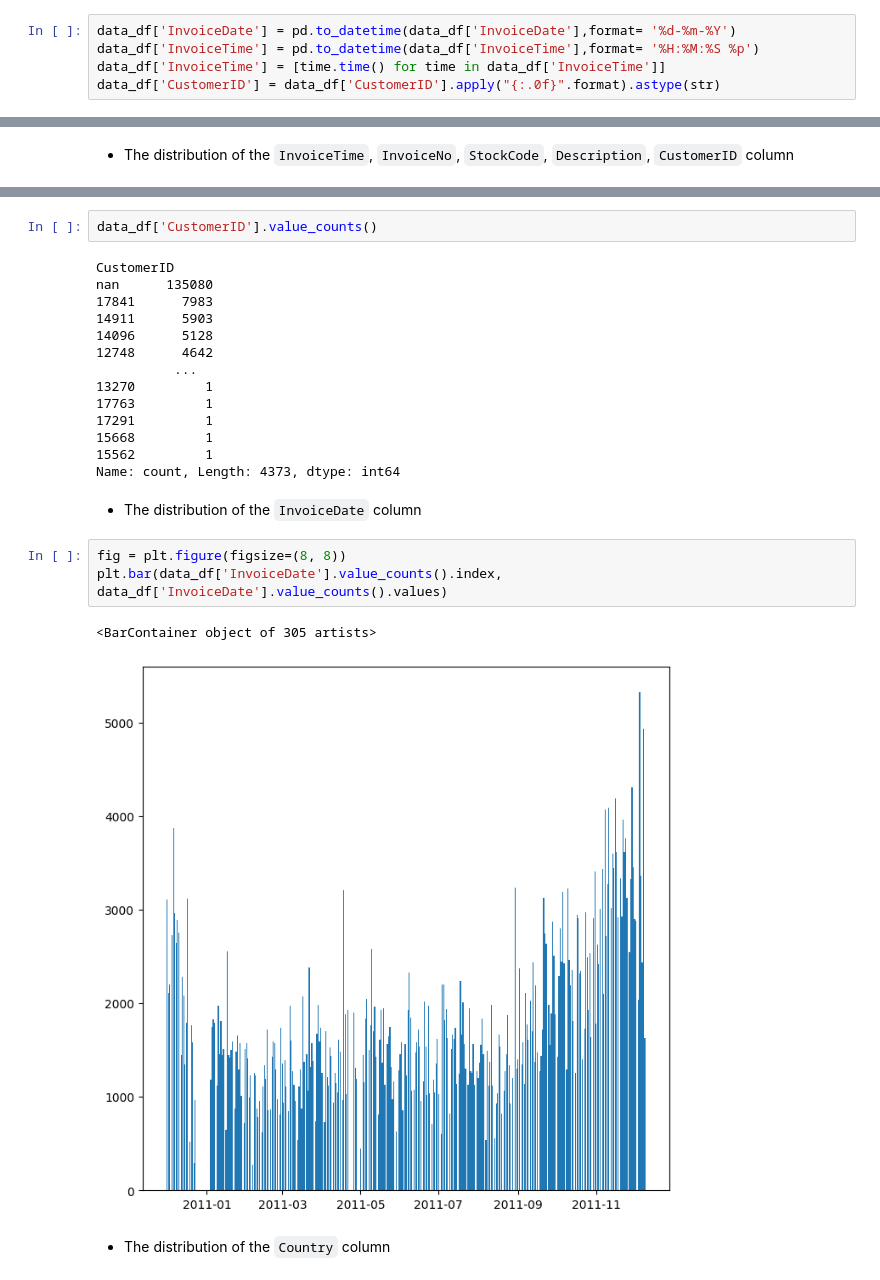
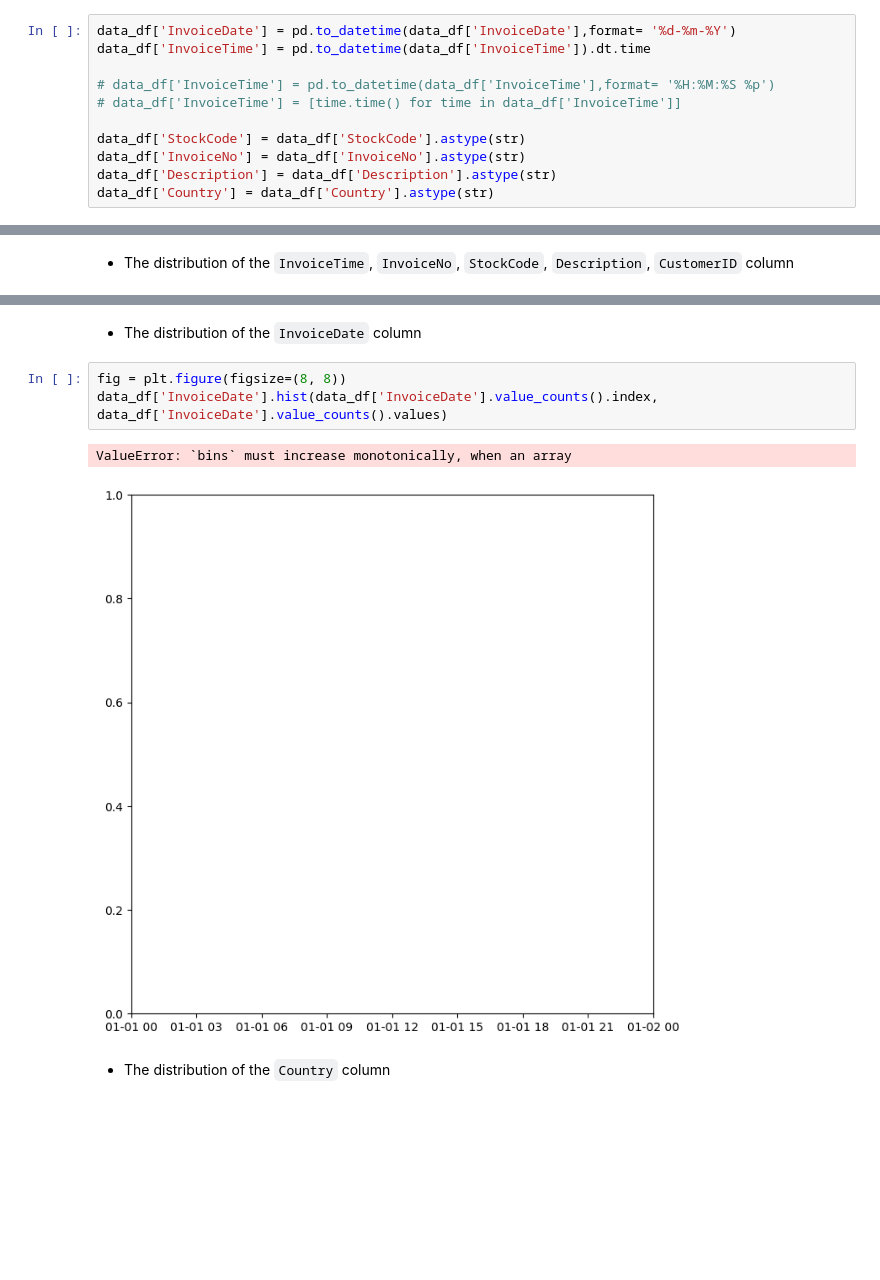
Before and after one commit to Ha0203/FinalProject_LTKHDL, a Jupyter notebook: main_branch.ipynb, the cells around one changed output, grey strips where cells are left out. Cells and saved outputs as stored; diff of their text form; blank space fills up the shorter version.

```diff
--- a/main_branch.ipynb
+++ b/main_branch.ipynb
@@ -137,8 +136,14 @@ dtype: object
 # %%
 data_df['InvoiceDate'] = pd.to_datetime(data_df['InvoiceDate'],format= '%d-%m-%Y')
-data_df['InvoiceTime'] = pd.to_datetime(data_df['InvoiceTime'],format= '%H:%M:%S %p')
-data_df['InvoiceTime'] = [time.time() for time in data_df['InvoiceTime']]
-data_df['CustomerID'] = data_df['CustomerID'].apply("{:.0f}".format).astype(str)
+data_df['InvoiceTime'] = pd.to_datetime(data_df['InvoiceTime']).dt.time
+
+# data_df['InvoiceTime'] = pd.to_datetime(data_df['InvoiceTime'],format= '%H:%M:%S %p')
+# data_df['InvoiceTime'] = [time.time() for time in data_df['InvoiceTime']]
+
+data_df['StockCode'] = data_df['StockCode'].astype(str)
+data_df['InvoiceNo'] = data_df['InvoiceNo'].astype(str)
+data_df['Description'] = data_df['Description'].astype(str)
+data_df['Country'] = data_df['Country'].astype(str)
 # %%
 data_df.dtypes
 # %% [output]
@@ -286,27 +273,11 @@ Name: count, Length: 4223, dtype: int64
-# %%
-data_df['CustomerID'].value_counts()
-# %% [output]
-CustomerID
-nan      135080
-17841      7983
-14911      5903
-14096      5128
-12748      4642
-          ...
-13270         1
-17763         1
-17291         1
-15668         1
-15562         1
-Name: count, Length: 4373, dtype: int64
 # %% [markdown]
 - The distribution of the `InvoiceDate` column
 # %%
 fig = plt.figure(figsize=(8, 8))
-plt.bar(data_df['InvoiceDate'].value_counts().index, data_df['InvoiceDate'].value_counts().values)
+data_df['InvoiceDate'].hist(data_df['InvoiceDate'].value_counts().index, data_df['InvoiceDate'].value_counts().values)
 # %% [output]
-<BarContainer object of 305 artists>
+ValueError: `bins` must increase monotonically, when an array
-[figure, old version]
+[figure, new version]
 # %% [markdown]
 - The distribution of the `Country` column
 # %%
```
Also changed, not shown: parts of 31 cells of this notebook.
